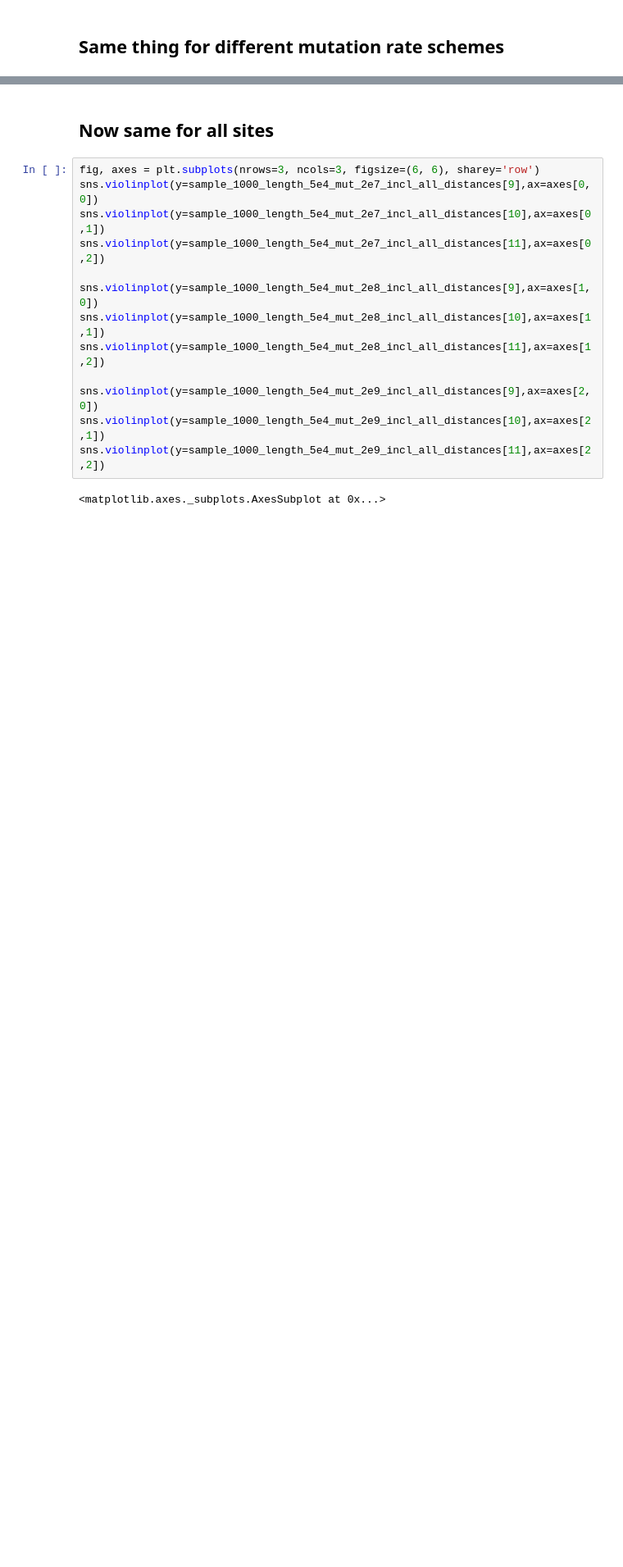
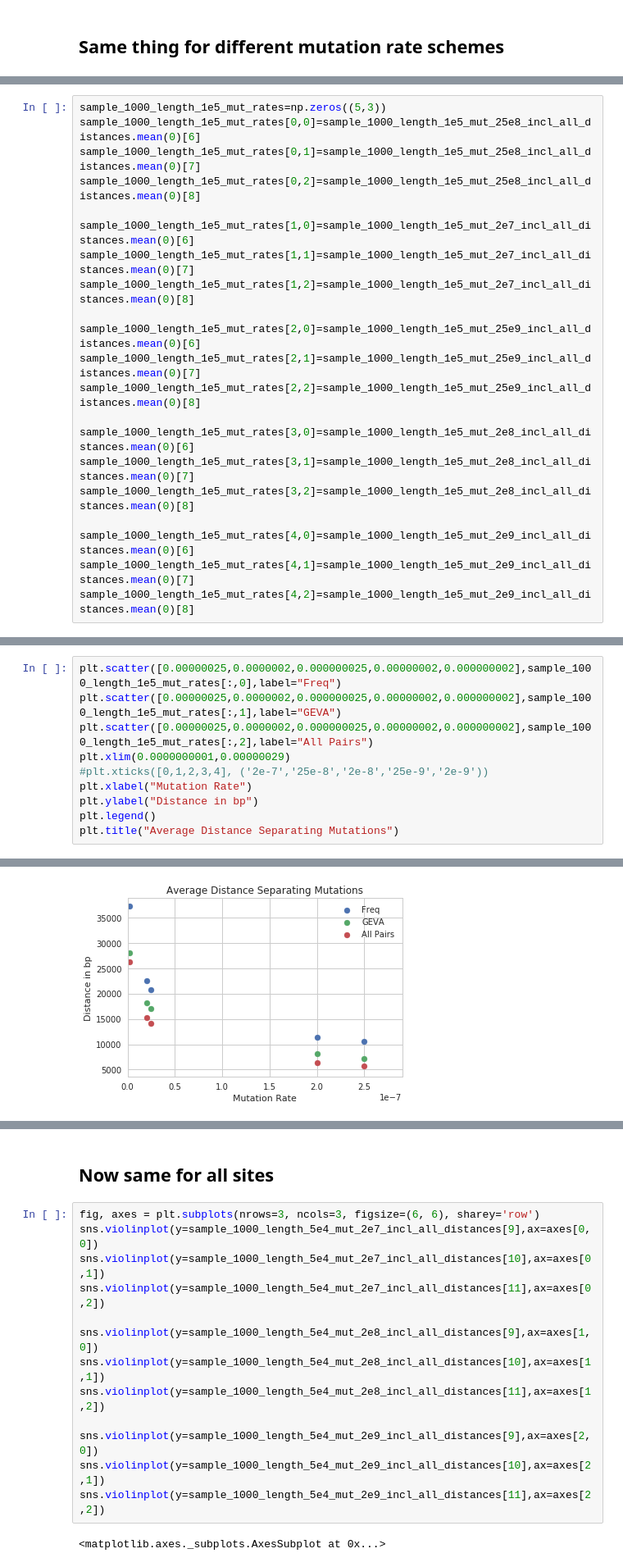
Before and after one commit to awohns/relative-allele-age, a Jupyter notebook: plots/plot_figures.ipynb, the cells around one changed output, grey strips where cells are left out. Shown: that part at 82% size. Saved outputs shown, nothing was run; the diff lists cells and outputs as text; blank space fills up the shorter version.

```diff
--- a/plots/plot_figures.ipynb
+++ b/plots/plot_figures.ipynb
@@ -315,3 +374,24 @@ sample_1000_length_5e4_mut_rates[2,2]=sample_1000_length_5e4_mut_2e9.mean(0)[8]
+# %%
+sample_1000_length_1e5_mut_rates=np.zeros((5,3))
+sample_1000_length_1e5_mut_rates[0,0]=sample_1000_length_1e5_mut_25e8_incl_all_distances.mean(0)[6]
+sample_1000_length_1e5_mut_rates[0,1]=sample_1000_length_1e5_mut_25e8_incl_all_distances.mean(0)[7]
+sample_1000_length_1e5_mut_rates[0,2]=sample_1000_length_1e5_mut_25e8_incl_all_distances.mean(0)[8]
+
+sample_1000_length_1e5_mut_rates[1,0]=sample_1000_length_1e5_mut_2e7_incl_all_distances.mean(0)[6]
+sample_1000_length_1e5_mut_rates[1,1]=sample_1000_length_1e5_mut_2e7_incl_all_distances.mean(0)[7]
+sample_1000_length_1e5_mut_rates[1,2]=sample_1000_length_1e5_mut_2e7_incl_all_distances.mean(0)[8]
+
+sample_1000_length_1e5_mut_rates[2,0]=sample_1000_length_1e5_mut_25e9_incl_all_distances.mean(0)[6]
+sample_1000_length_1e5_mut_rates[2,1]=sample_1000_length_1e5_mut_25e9_incl_all_distances.mean(0)[7]
+sample_1000_length_1e5_mut_rates[2,2]=sample_1000_length_1e5_mut_25e9_incl_all_distances.mean(0)[8]
+
+sample_1000_length_1e5_mut_rates[3,0]=sample_1000_length_1e5_mut_2e8_incl_all_distances.mean(0)[6]
+sample_1000_length_1e5_mut_rates[3,1]=sample_1000_length_1e5_mut_2e8_incl_all_distances.mean(0)[7]
+sample_1000_length_1e5_mut_rates[3,2]=sample_1000_length_1e5_mut_2e8_incl_all_distances.mean(0)[8]
+
+sample_1000_length_1e5_mut_rates[4,0]=sample_1000_length_1e5_mut_2e9_incl_all_distances.mean(0)[6]
+sample_1000_length_1e5_mut_rates[4,1]=sample_1000_length_1e5_mut_2e9_incl_all_distances.mean(0)[7]
+sample_1000_length_1e5_mut_rates[4,2]=sample_1000_length_1e5_mut_2e9_incl_all_distances.mean(0)[8]
 # %%
 sample_1000_length_5e4_mut_rates
 # %% [output]
@@ -333,0 +416,11 @@ Text(0.5,1,'Average Distance Separating Mutations')
+# %%
+plt.scatter([0.00000025,0.0000002,0.000000025,0.00000002,0.000000002],sample_1000_length_1e5_mut_rates[:,0],label="Freq")
+plt.scatter([0.00000025,0.0000002,0.000000025,0.00000002,0.000000002],sample_1000_length_1e5_mut_rates[:,1],label="GEVA")
+plt.scatter([0.00000025,0.0000002,0.000000025,0.00000002,0.000000002],sample_1000_length_1e5_mut_rates[:,2],label="All Pairs")
+plt.xlim(0.0000000001,0.00000029)
+#plt.xticks([0,1,2,3,4], ('2e-7','25e-8','2e-8','25e-9','2e-9'))
+plt.xlabel("Mutation Rate")
+plt.ylabel("Distance in bp")
+plt.legend()
+plt.title("Average Distance Separating Mutations")
+# %% [output]
@@ -333,0 +428 @@ Text(0.5,1,'Average Distance Separating Mutations')
+[figure, added]
```
Also changed, not shown: parts of 24 cells of this notebook, 52 other files.
